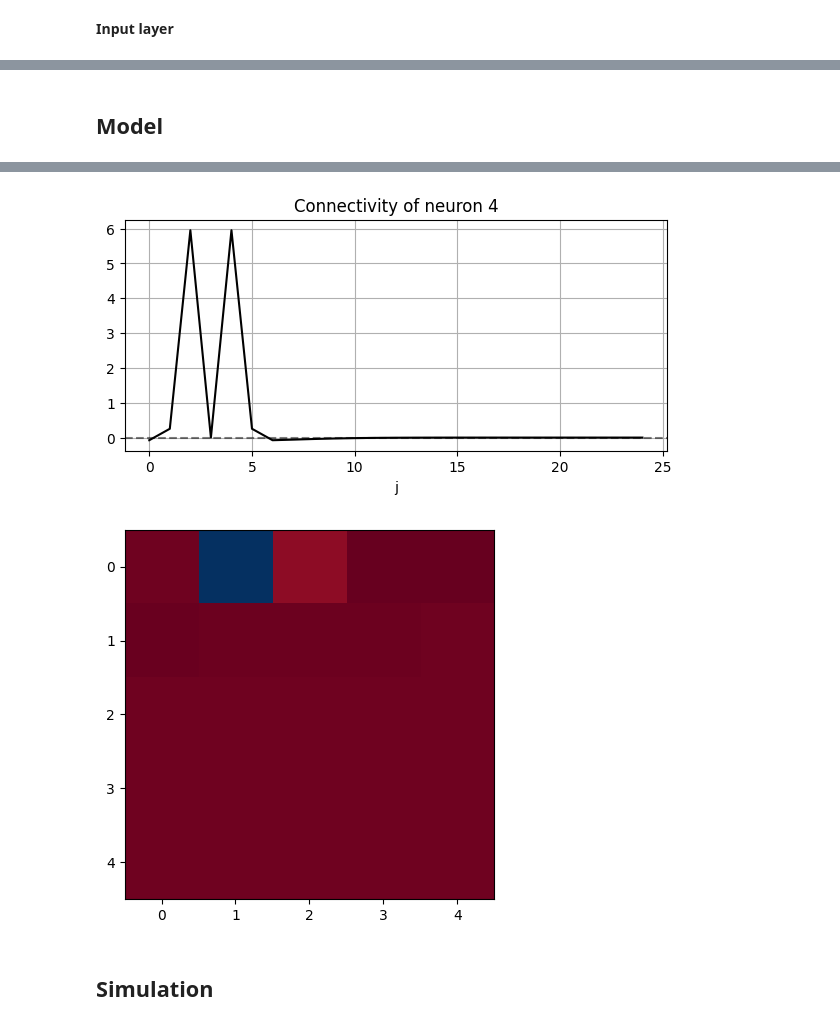
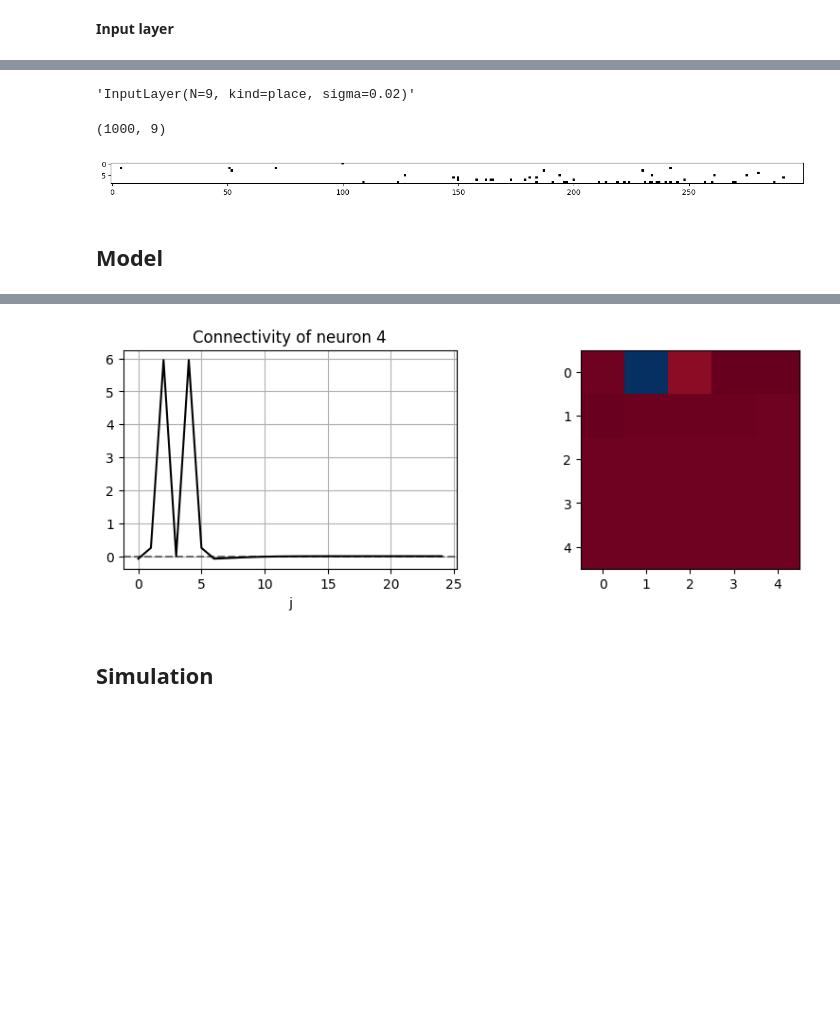
Before and after one commit to iKiru-hub/PCNN, a Jupyter notebook: pcnn_lab.ipynb, the cells around one changed output, grey strips where cells are left out. Cells and saved outputs as stored; diff of their text form; code cells hidden in the pictures; blank space fills up the shorter version.

```diff
--- a/pcnn_lab.ipynb
+++ b/pcnn_lab.ipynb
@@ -209,3 +184,19 @@ Sj = ms.make_spiking_trajectory(Nj=Nj, activations=forward_activations, stm_dura
+# %%
+layer = ms.InputLayer(N=Nj, kind='place', mode='spike', sigma=0.02, max_rate=300, min_rate=10)
+layer.__repr__()
+# %% [output]
+'InputLayer(N=9, kind=place, sigma=0.02)'
+# %%
+Sj = layer.parse_trajectory(trajectory, timestep=10)
+print(Sj.shape)
+# %% [output]
+(1000, 9)
+# %%
+plt.figure(figsize=(17, 10))
+plt.imshow(Sj.T[:, :300], cmap='Greys')
+plt.show()
+# %% [output]
+[figure, added]
 # %% [markdown]
 ## Model
 # %%
@@ -229,13 +220,16 @@ net = mod.NetworkSimple(
 
 logger.info(net)
 
-plt.figure(figsize=(7, 3))
+plt.figure(figsize=(10, 3))
+plt.subplot(121)
 plt.axhline(0, color="black", alpha=0.5, linestyle='--')
 plt.plot(range(N), net.Wrec[3], '-k')
 plt.title("Connectivity of neuron 4")
 plt.xlabel("j")
 plt.grid()
+
+plt.subplot(122)
+plt.imshow(net.Wrec[0].reshape(net.n, net.n), cmap="RdBu")
+
 plt.show()
-
-plt.imshow(net.Wrec[0].reshape(net.n, net.n), cmap="RdBu");
 # %% [output]
@@ -243,5 +237,4 @@ plt.imshow(net.Wrec[0].reshape(net.n, net.n), cmap="RdBu");
-[figure, old version]
+[figure, new version]
-[figure, removed]
 # %% [markdown]
 ## Simulation
 # %%
```
Also changed, not shown: parts of 19 cells of this notebook, 1 other file.
